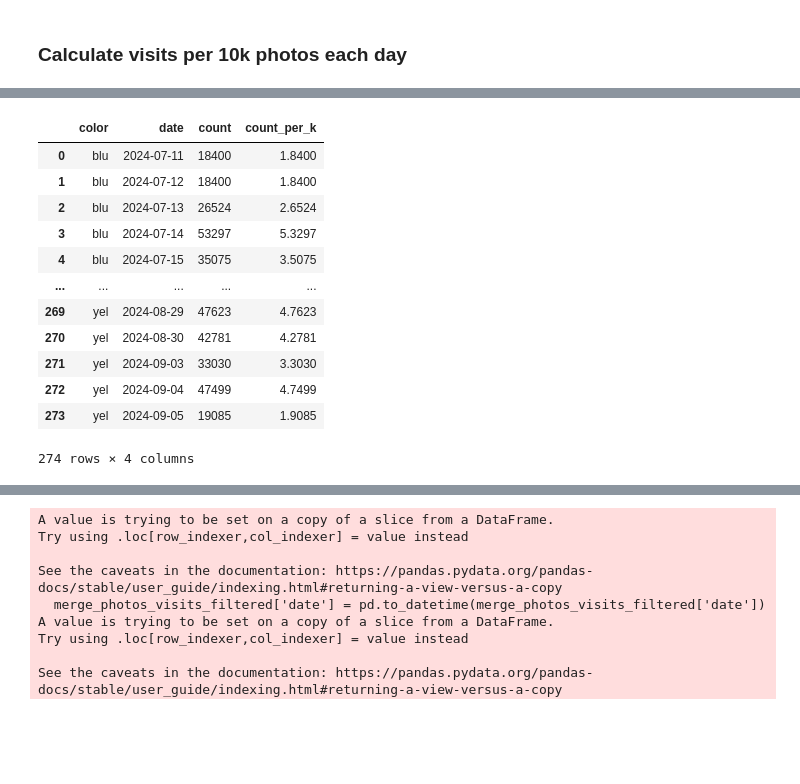
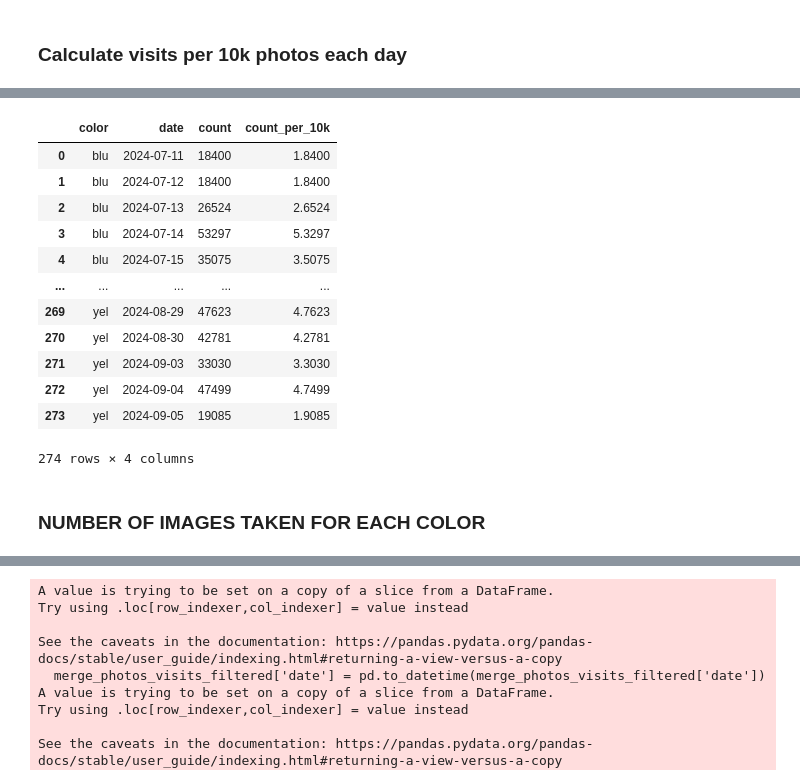
Before and after one commit to mparkergetz/bee_cam_data_processing, a Jupyter notebook: nb2_cumulative_img_counts.ipynb, the cells around one changed output, grey strips where cells are left out. Cells and saved outputs as stored; diff of their text form; code cells hidden in the pictures; blank space fills up the shorter version.

```diff
--- a/nb2_cumulative_img_counts.ipynb
+++ b/nb2_cumulative_img_counts.ipynb
@@ -347,10 +323,10 @@ cumulative_color_visits = cumulative_color_visits.groupby(['color','date']).size
 # %%
 date_photo_counts = pd.read_csv('csvs/date_color_counts.csv', index_col=False)
 date_photo_counts['date'] = pd.to_datetime(date_photo_counts['date']).dt.date
-date_photo_counts['count_per_k'] = date_photo_counts['count']/10000
+date_photo_counts['count_per_10k'] = date_photo_counts['count']/10000
 date_photo_counts
 # %% [output]
-|  | color | date | count | count_per_k |
+|  | color | date | count | count_per_10k |
 | 0 | blu | 2024-07-11 | 18400 | 1.8400 |
 | 1 | blu | 2024-07-12 | 18400 | 1.8400 |
 | 2 | blu | 2024-07-13 | 26524 | 2.6524 |
@@ -363,3 +339,5 @@ date_photo_counts
 | 272 | yel | 2024-09-04 | 47499 | 4.7499 |
 | 273 | yel | 2024-09-05 | 19085 | 1.9085 |
 274 rows × 4 columns
+# %% [markdown]
+### NUMBER OF IMAGES TAKEN FOR EACH COLOR
```
Also changed, not shown: parts of 13 cells of this notebook, 5 other files.
